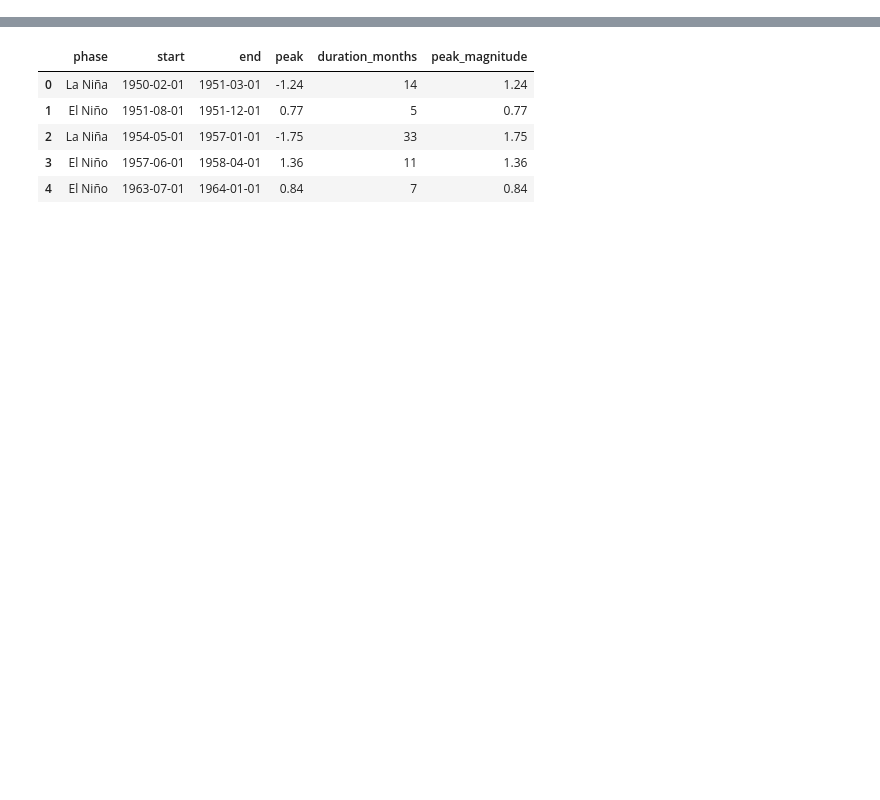
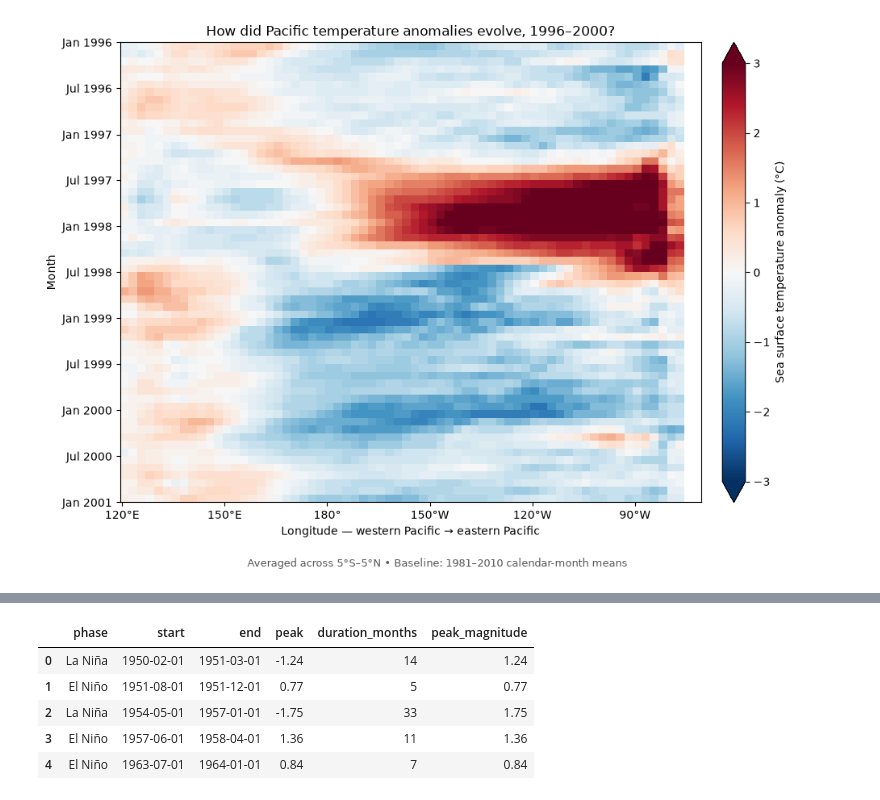
Before and after one commit to justinjames1793/dsc106-proj3, a Jupyter notebook: notebooks/emiliano_data_viz.ipynb, the cells around one changed output, grey strips where cells are left out. Drawn from its saved outputs; the diff is of its cells as text; code cells hidden in the pictures; blank space fills up the shorter version.

```diff
--- a/notebooks/emiliano_data_viz.ipynb
+++ b/notebooks/emiliano_data_viz.ipynb
@@ -21,0 +25,76 @@ display(nino34.head())
+# %%
+import pandas as pd
+import matplotlib.pyplot as plt
+import matplotlib.dates as mdates
+
+# Select January 1996 through December 2000.
+dates = pd.to_datetime(hov["dates"])
+longitudes = np.array(hov["lon"])
+
+selected = (dates >= "1996-01-01") & (dates < "2001-01-01")
+
+selected_dates = dates[selected]
+selected_values = hov_values[selected]
+
+# Construct month boundaries so each row represents a full month.
+date_edges = pd.date_range(
+    start=selected_dates[0],
+    end=selected_dates[-1] + pd.offsets.MonthBegin(1),
+    freq="MS"
+)
+
+# Construct longitude boundaries from the grid-cell centers.
+lon_edges = np.concatenate([
+    [longitudes[0] - (longitudes[1] - longitudes[0]) / 2],
+    (longitudes[:-1] + longitudes[1:]) / 2,
+    [longitudes[-1] + (longitudes[-1] - longitudes[-2]) / 2]
+])
+
+fig, ax = plt.subplots(figsize=(10, 7))
+
+# Red indicates warmer conditions; blue indicates cooler conditions.
+# The symmetric scale keeps zero at the center.
+im = ax.pcolormesh(
+    lon_edges,
+    mdates.date2num(date_edges),
+    np.ma.masked_invalid(selected_values),
+    cmap="RdBu_r",
+    vmin=-3,
+    vmax=3,
+    shading="flat",
+    rasterized=True
+)
+
+# Display earlier dates at the top.
+ax.invert_yaxis()
+ax.yaxis_date()
+ax.yaxis.set_major_locator(mdates.MonthLocator(bymonth=[1, 7]))
+ax.yaxis.set_major_formatter(mdates.DateFormatter("%b %Y"))
+
+# Convert the 0–360 longitude convention into familiar labels.
+ax.set_xticks([120, 150, 180, 210, 240, 270])
+ax.set_xticklabels([
+    "120°E", "150°E", "180°", "150°W", "120°W", "90°W"
+])
+
+ax.set(
+    title="How did Pacific temperature anomalies evolve, 1996–2000?",
+    xlabel="Longitude — western Pacific → eastern Pacific",
+    ylabel="Month"
+)
+
+colorbar = fig.colorbar(im, ax=ax, pad=0.03, extend="both")
+colorbar.set_label("Sea surface temperature anomaly (°C)")
+
+fig.text(
+    0.5, 0.02,
+    "Averaged across 5°S–5°N • Baseline: 1981–2010 calendar-month means",
+    ha="center",
+    fontsize=9,
+    color="#555555"
+)
+
+plt.tight_layout(rect=[0, 0.05, 1, 1])
+plt.show()
+# %% [output]
+[figure, added]
```
Also changed, not shown: parts of 12 cells of this notebook.
